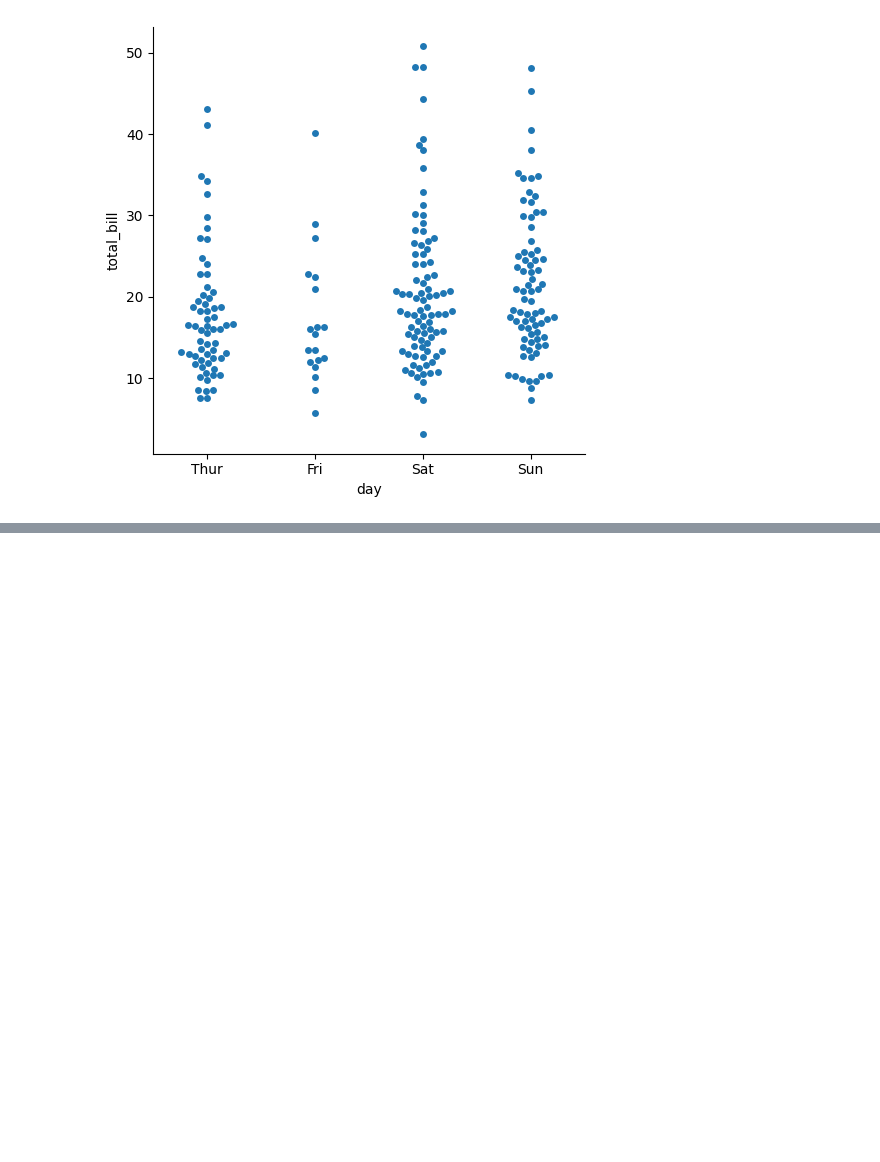
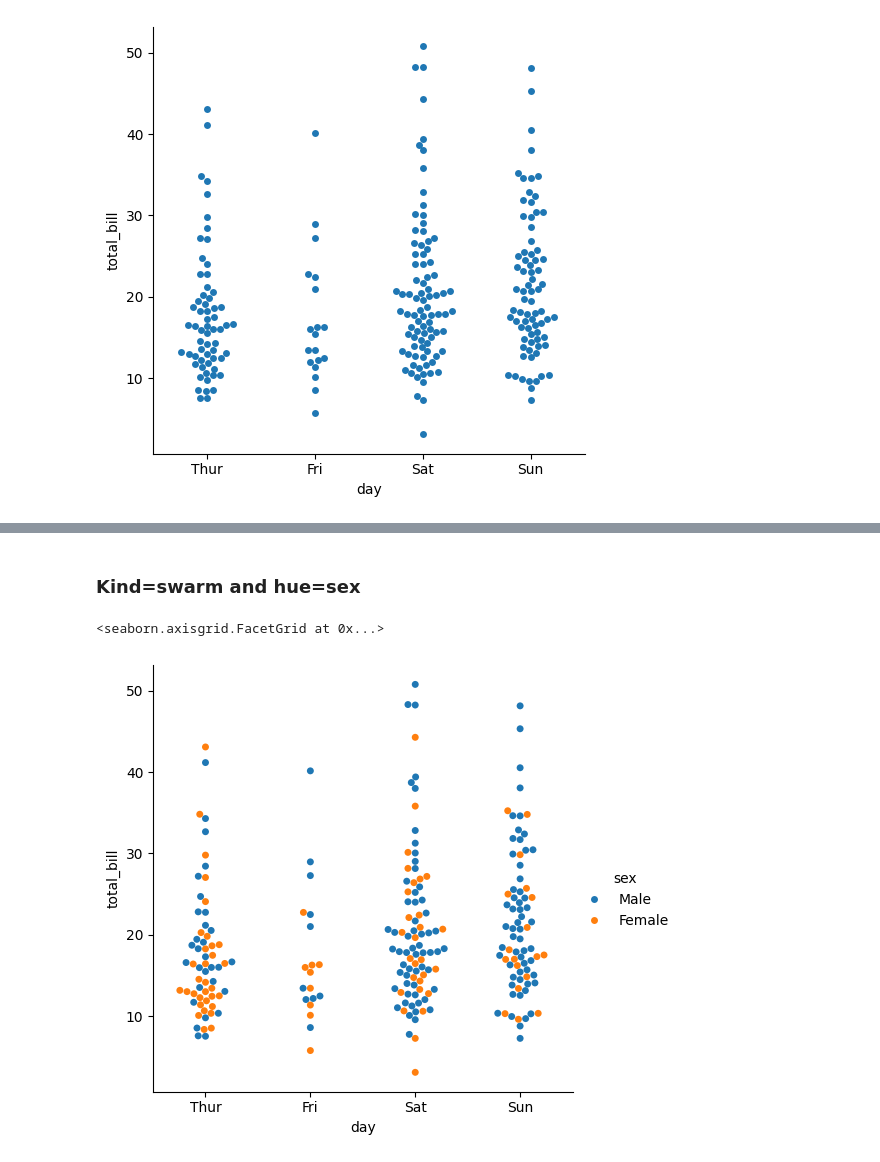
Before and after one commit to MuhammadTausif/PyComplete, a Jupyter notebook: seaborn/tutorial/categorical.ipynb, the cells around one changed output, grey strips where cells are left out. Cells and saved outputs as stored; diff of their text form; code cells hidden in the pictures; blank space fills up the shorter version.

```diff
--- a/seaborn/tutorial/categorical.ipynb
+++ b/seaborn/tutorial/categorical.ipynb
@@ -20,0 +28,7 @@ sns.catplot(data=tips, x="day", y="total_bill", kind="swarm")
+# %% [markdown]
+### Kind=swarm and hue=sex
+# %%
+sns.catplot(data=tips, x="day", y="total_bill", hue="sex", kind="swarm")
+# %% [output]
+<seaborn.axisgrid.FacetGrid at 0x...>
+[figure, added]
```
Also changed, not shown: parts of 32 cells of this notebook.
